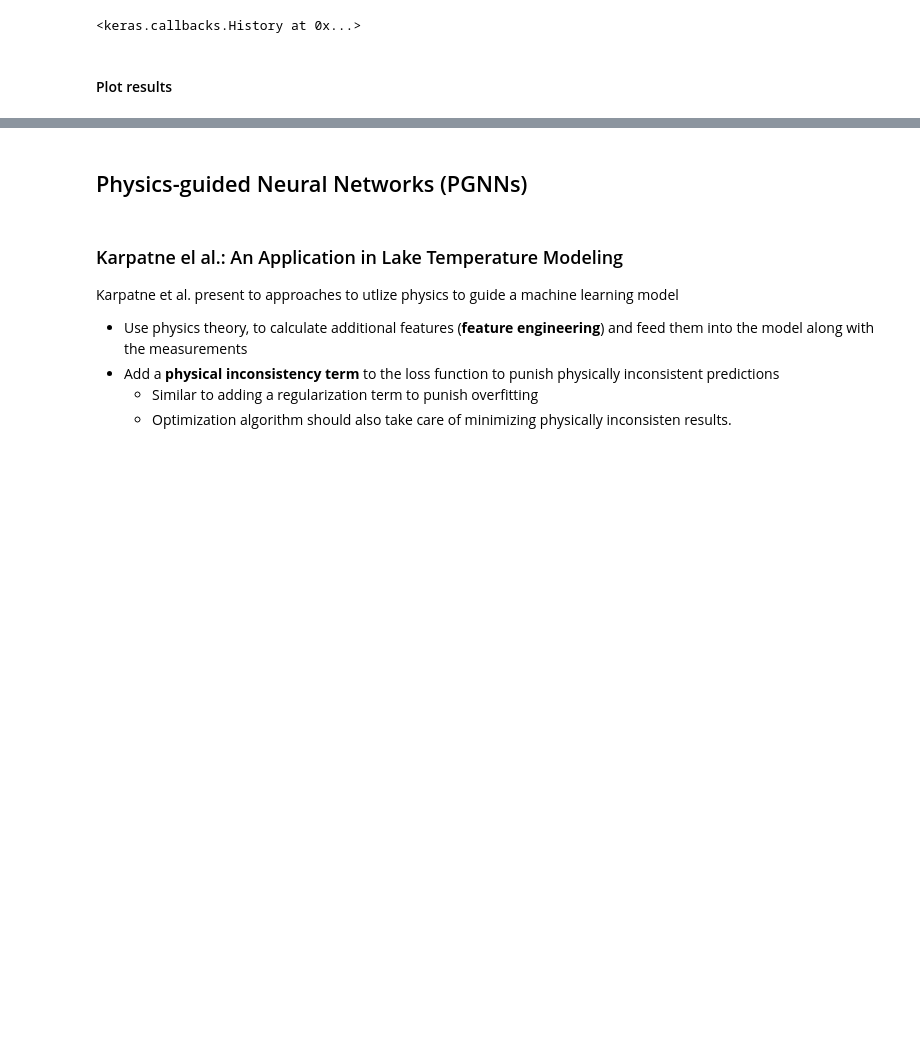
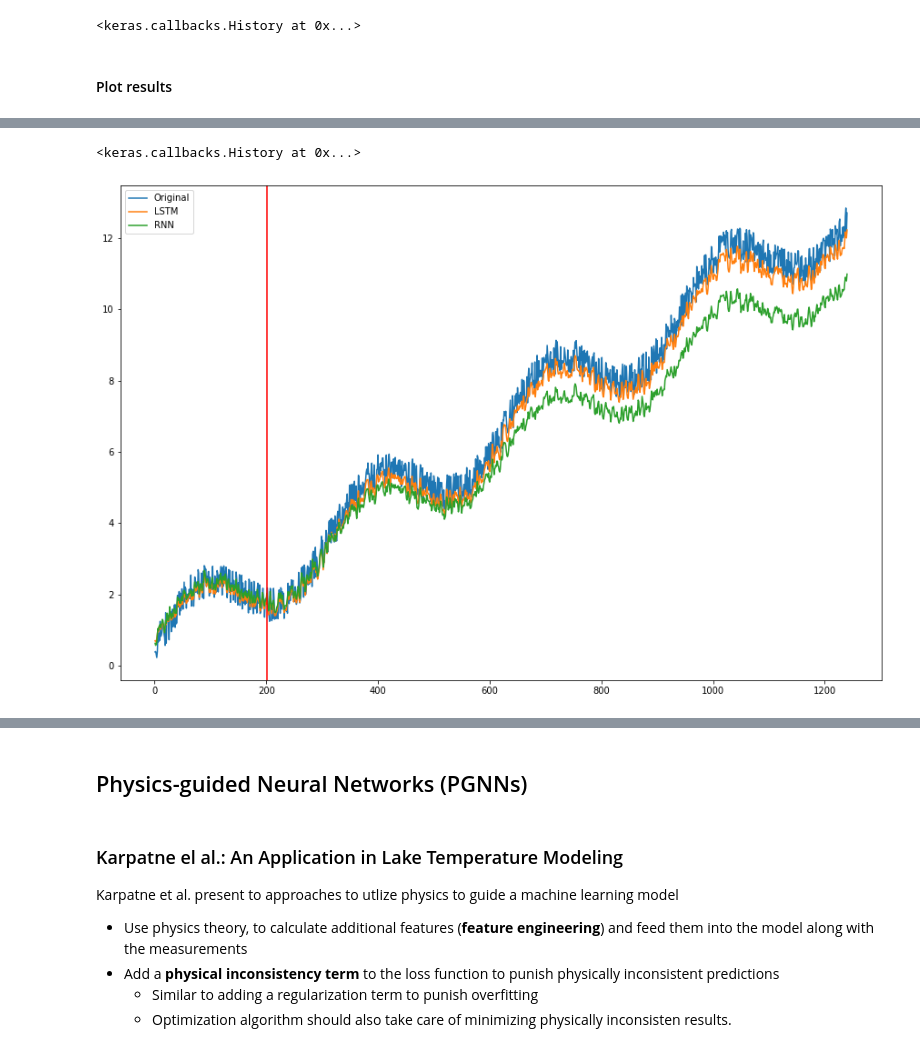
Before and after one commit to gvtsch/Recurrent_Neural_Networks, a Jupyter notebook: Time_series.ipynb, the cells around one changed output, grey strips where cells are left out. Drawn from its saved outputs; the diff is of its cells as text; code cells hidden in the pictures; blank space fills up the shorter version.

```diff
--- a/Time_series.ipynb
+++ b/Time_series.ipynb
@@ -284,0 +297,13 @@ plt.show()
+# %%
+# Simple RNN model
+model_RNN = Sequential()
+model_RNN.add(SimpleRNN(units=32, input_shape=(1, step), activation="relu"))
+model_RNN.add(Dense(8, activation="relu"))
+model_RNN.add(Dense(1))
+
+model_RNN.compile(
+    loss="mean_squared_error",
+    optimizer="rmsprop"
+)
+
+model_RNN.summary()
@@ -284,0 +326,19 @@ plt.show()
+# %%
+model_RNN.fit(trainX, trainY, epochs=200, batch_size=32, verbose=0)
+# %% [output]
+<keras.callbacks.History at 0x...>
+# %%
+trainPredict_RNN = model_RNN.predict(trainX)
+testPredict_RNN = model_RNN.predict(testX)
+predicted_RNN = np.concatenate((trainPredict_RNN, testPredict_RNN), axis=0)
+# %%
+index = df.index.values
+plt.figure(figsize=(15, 10))
+plt.plot(index, df)
+plt.plot(index, predicted_LSTM)
+plt.plot(index, predicted_RNN)
+plt.axvline(df.index[Tp], c="r")
+plt.legend(["Original", "LSTM", "RNN"])
+plt.show()
+# %% [output]
+[figure, added]
```
Also changed, not shown: parts of 28 cells of this notebook.
